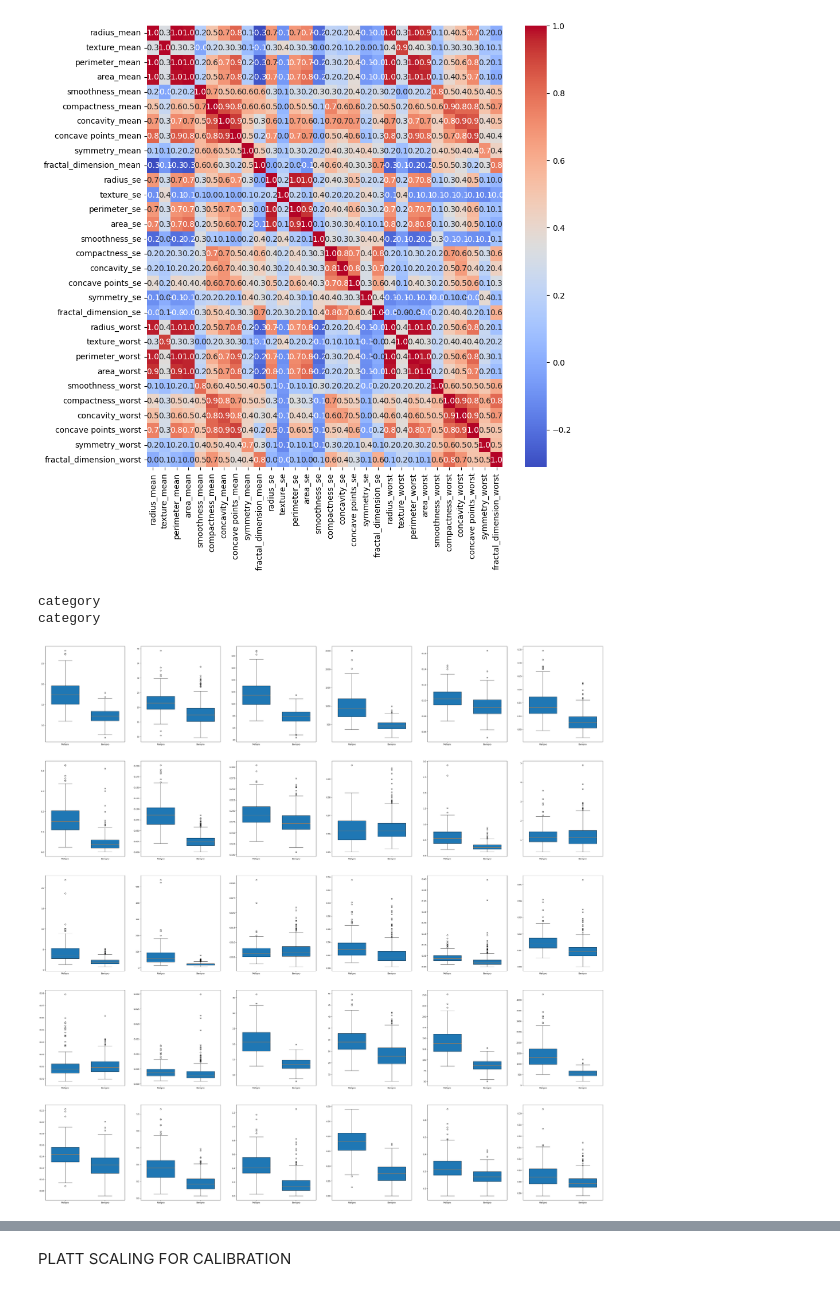
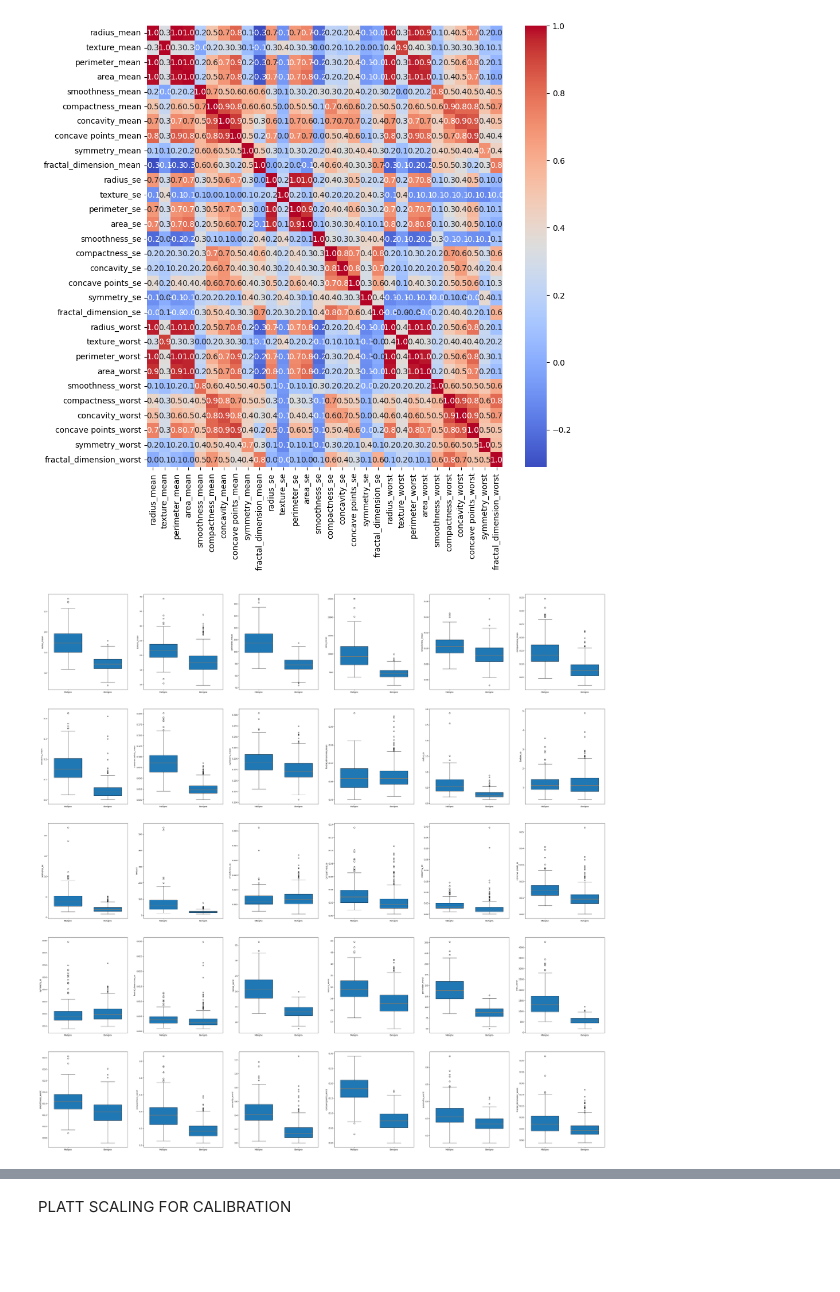
Before and after one commit to LeonardoMicheluz/progettoHealth, a Jupyter notebook: index_Micheluz.ipynb, the cells around one changed output, grey strips where cells are left out. Drawn from its saved outputs; the diff is of its cells as text; code cells hidden in the pictures; blank space fills up the shorter version.

```diff
--- a/index_Micheluz.ipynb
+++ b/index_Micheluz.ipynb
@@ -102,30 +107,27 @@ plt.show()
 # %%
 # Convert diagnosis column to a categorical type
 data['diagnosis'] = pd.Categorical(data['diagnosis'])
-print(data['diagnosis'].dtype)
 
 # Optionally, relabel the diagnosis column
 data['diagnosis'] = data['diagnosis'].cat.rename_categories(["B", "M"])
-print(data['diagnosis'].dtype)
-# %% [output]
-category
-category
 # %%
 # Boxplots for each feature grouped by diagnosis
 num_colonne = data.shape[1]
 plots_list = []
 
 fig, axs = plt.subplots(5, 6, figsize=(50, 50))
 
 for i in range(2, num_colonne):
     row = (i-2) // 6
     col = (i-2) % 6
+
+    axs[row, col].set_ylabel(data.columns[i])  # Set the y-axis label to the feature name
     axs[row, col].boxplot(
         [data[data["diagnosis"] == "M"].iloc[:, i], data[data["diagnosis"] == "B"].iloc[:, i]],
         positions=[1, 2],
         widths=0.7,
         patch_artist=True,
         labels=["Maligno", "Benigno"]
     )
 # %% [output]
-[figure, old version]
+[figure, new version]
```
Also changed, not shown: parts of 51 cells of this notebook.
